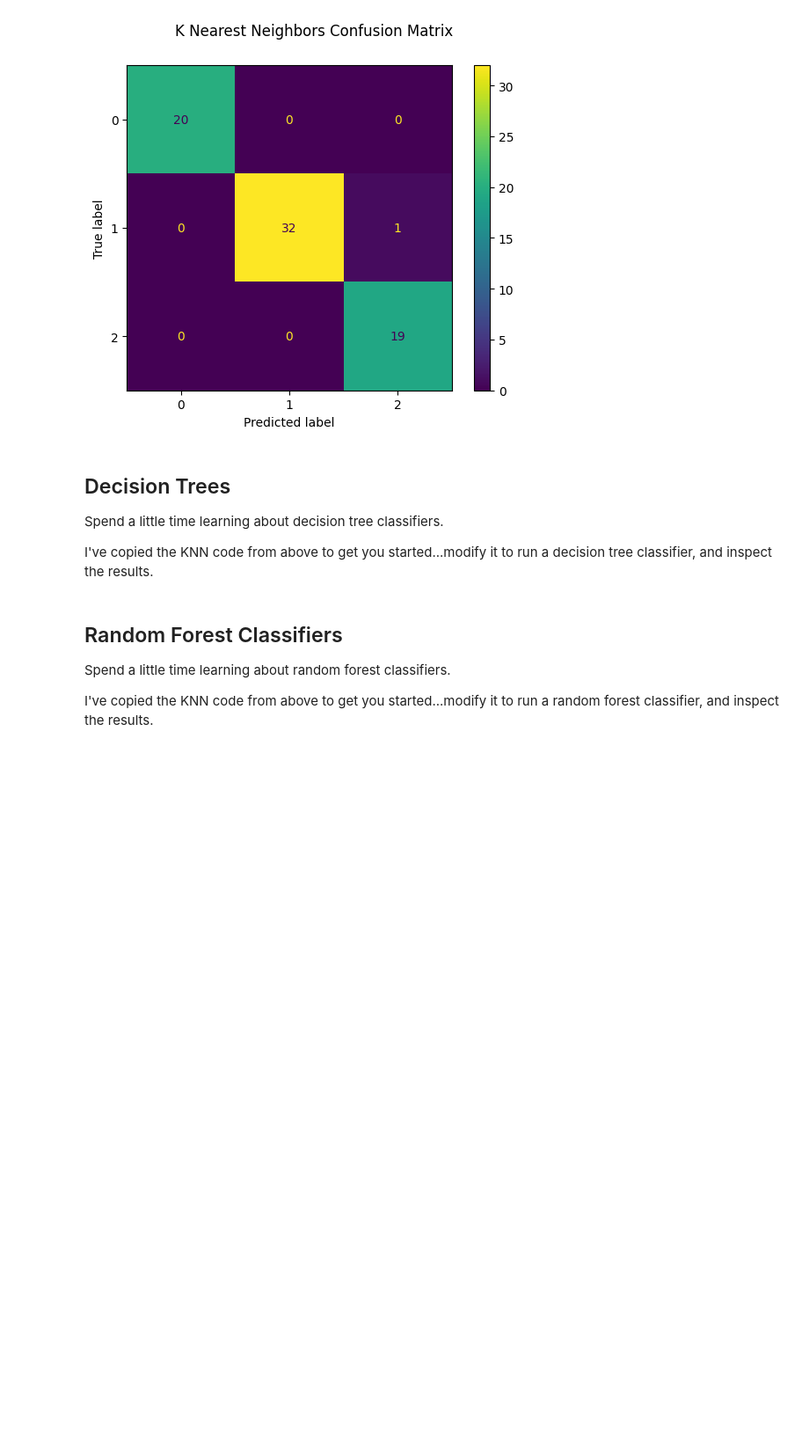
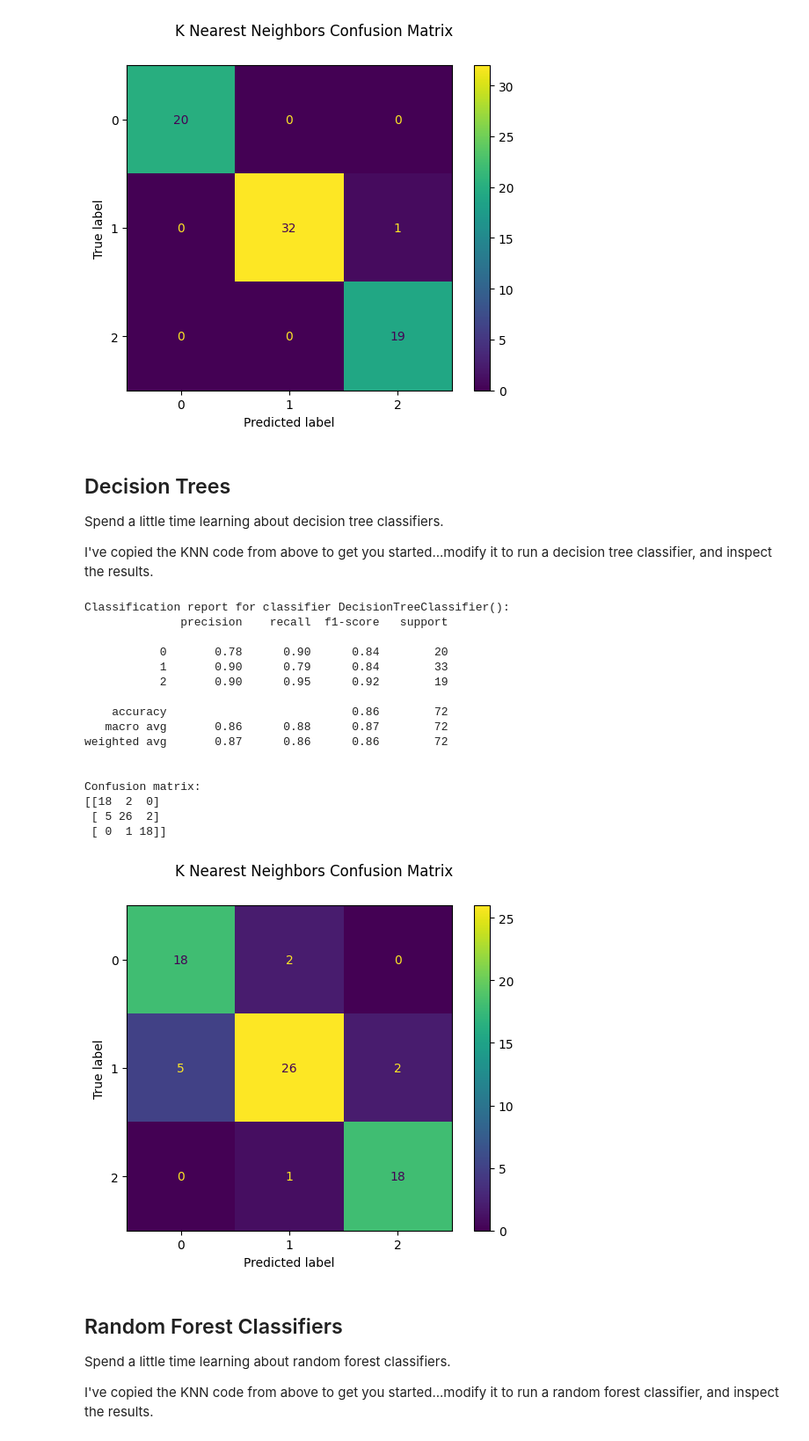
Before and after one commit to BrandonBlackwell/sb_2024_week_03, a Jupyter notebook: jupyter/Exercise_02.ipynb, the cells around one changed output. Shown: that part at 88% size. Saved outputs shown, nothing was run; the diff lists cells and outputs as text; code cells hidden in the pictures; blank space fills up the shorter version.

```diff
--- a/jupyter/Exercise_02.ipynb
+++ b/jupyter/Exercise_02.ipynb
@@ -145,26 +145,46 @@ I've copied the KNN code from above to get you started...modify it to run a deci
 # %%
 ##
 ## UPDATE THIS CODE
 ##
 
 import matplotlib.pyplot as plt
 
-from sklearn.neighbors import KNeighborsClassifier
+from sklearn.model_selection import cross_val_score
+from sklearn.tree import DecisionTreeClassifier
 from sklearn import metrics
 
-clf = KNeighborsClassifier(3)
-clf.fit(X_train, y_train)
+# clf = DecisionTreeClassifier(random_state=0)
+
+clf = DecisionTreeClassifier().fit(X_train, y_train)
 predicted = clf.predict(X_test)
 
 print(
     f"Classification report for classifier {clf}:\n"
     f"{metrics.classification_report(y_test, predicted)}\n"
 )
 
 disp = metrics.ConfusionMatrixDisplay.from_predictions(y_test, predicted)
 print(f"Confusion matrix:\n{disp.confusion_matrix}")
 disp.figure_.suptitle("K Nearest Neighbors Confusion Matrix")
 plt.show()
+# %% [output]
+Classification report for classifier DecisionTreeClassifier():
+              precision    recall  f1-score   support
+
+           0       0.78      0.90      0.84        20
+           1       0.90      0.79      0.84        33
+           2       0.90      0.95      0.92        19
+
+    accuracy                           0.86        72
+   macro avg       0.86      0.88      0.87        72
+weighted avg       0.87      0.86      0.86        72
+
+
+Confusion matrix:
+[[18  2  0]
+ [ 5 26  2]
+ [ 0  1 18]]
+[figure, added]
 # %% [markdown]
 ## Random Forest Classifiers
 
```
Also changed, not shown: parts of 1 cell of this notebook.
